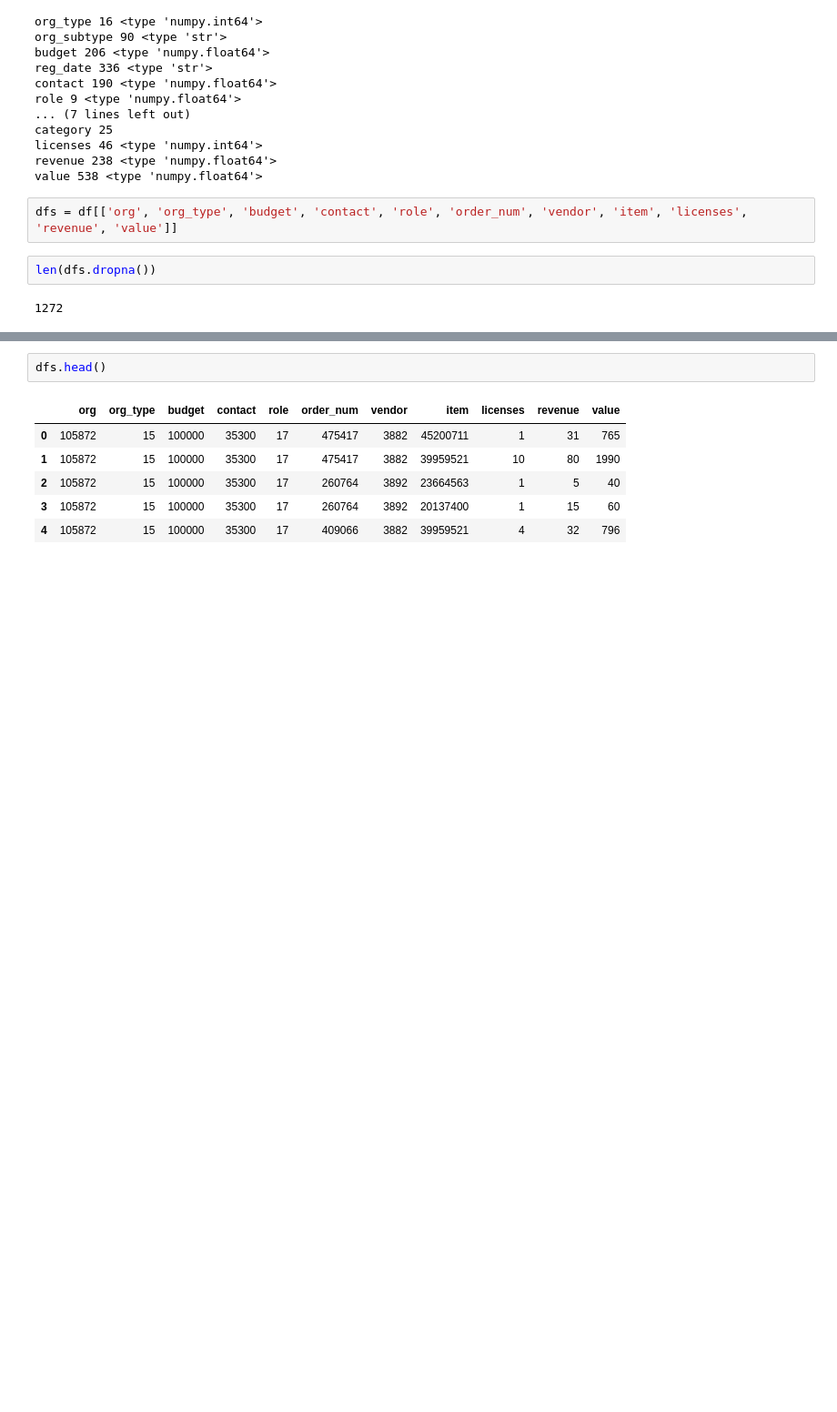
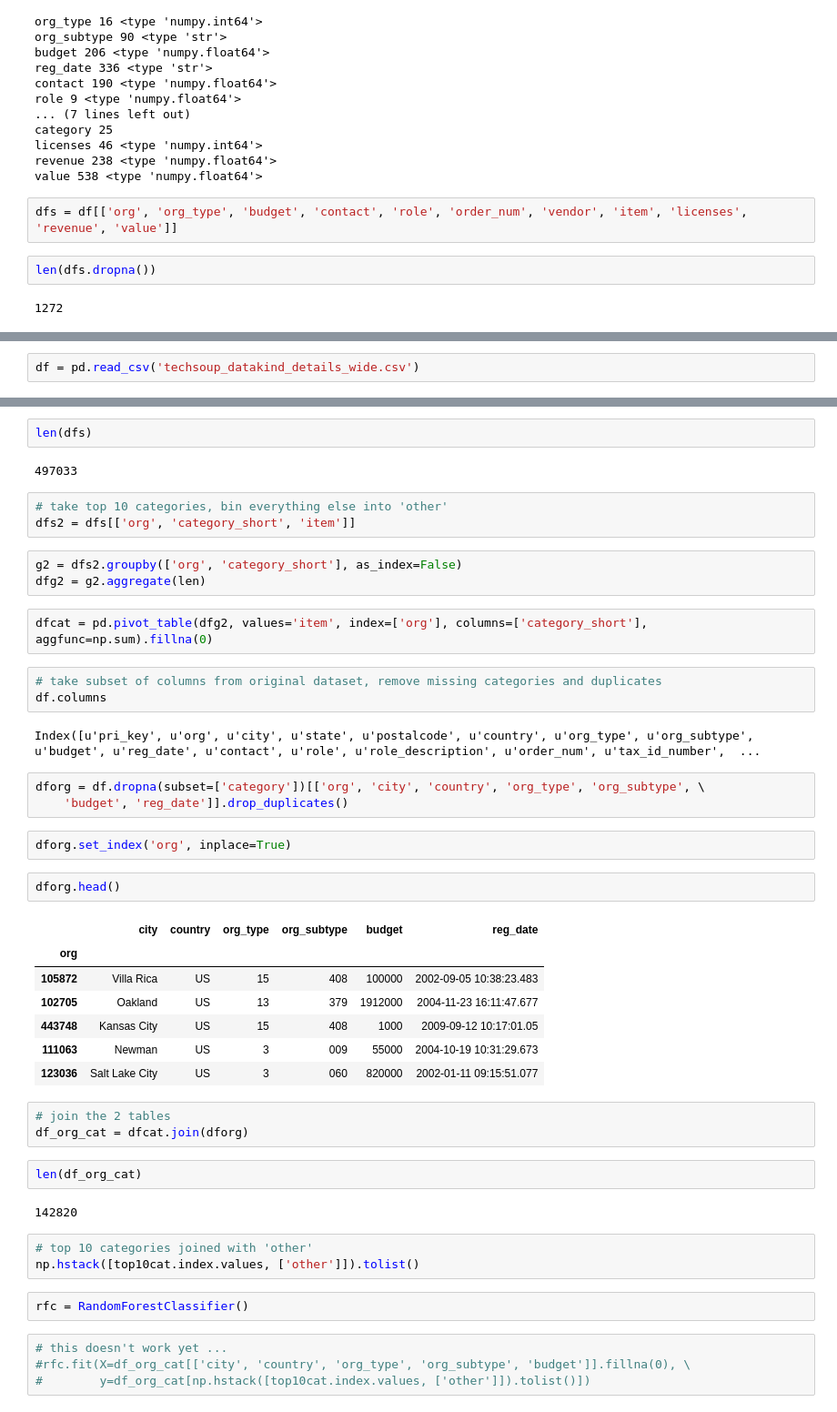
Before and after one commit to DataKind-SF/techsoup-global, a Jupyter notebook: TechSoup.ipynb, the cells around one changed output, grey strips where cells are left out. Shown at 91% size. Drawn from its saved outputs; the diff is of its cells as text; blank space fills up the shorter version.

Commit message:
pivot by category

```diff
--- a/TechSoup.ipynb
+++ b/TechSoup.ipynb
@@ -83,0 +65,2 @@ Name: category, dtype: object
+# %%
+df = pd.read_csv('techsoup_datakind_details_wide.csv')
@@ -84,9 +111,48 @@ Name: category, dtype: object
+# %%
+len(dfs)
+# %% [output]
+497033
+# %%
+# take top 10 categories, bin everything else into 'other'
+dfs2 = dfs[['org', 'category_short', 'item']]
+# %%
+g2 = dfs2.groupby(['org', 'category_short'], as_index=False)
+dfg2 = g2.aggregate(len)
+# %%
+dfcat = pd.pivot_table(dfg2, values='item', index=['org'], columns=['category_short'], aggfunc=np.sum).fillna(0)
+# %%
+# take subset of columns from original dataset, remove missing categories and duplicates
+df.columns
+# %% [output]
+Index([u'pri_key', u'org', u'city', u'state', u'postalcode', u'country', u'org_type', u'org_subtype', u'budget', u'reg_date', u'contact', u'role', u'role_description', u'order_num', u'tax_id_number',  ...
+# %%
+dforg = df.dropna(subset=['category'])[['org', 'city', 'country', 'org_type', 'org_subtype', \
+    'budget', 'reg_date']].drop_duplicates()
+# %%
+dforg.set_index('org', inplace=True)
 # %%
-dfs.head()
+dforg.head()
 # %% [output]
-|  | org | org_type | budget | contact | role | order_num | vendor | item | licenses | revenue | value |
-| 0 | 105872 | 15 | 100000 | 35300 | 17 | 475417 | 3882 | 45200711 | 1 | 31 | 765 |
-| 1 | 105872 | 15 | 100000 | 35300 | 17 | 475417 | 3882 | 39959521 | 10 | 80 | 1990 |
-| 2 | 105872 | 15 | 100000 | 35300 | 17 | 260764 | 3892 | 23664563 | 1 | 5 | 40 |
-| 3 | 105872 | 15 | 100000 | 35300 | 17 | 260764 | 3892 | 20137400 | 1 | 15 | 60 |
-| 4 | 105872 | 15 | 100000 | 35300 | 17 | 409066 | 3882 | 39959521 | 4 | 32 | 796 |
+|  | city | country | org_type | org_subtype | budget | reg_date |
+| org |  |  |  |  |  |  |
+| 105872 | Villa Rica | US | 15 | 408 | 100000 | 2002-09-05 10:38:23.483 |
+| 102705 | Oakland | US | 13 | 379 | 1912000 | 2004-11-23 16:11:47.677 |
+| 443748 | Kansas City | US | 15 | 408 | 1000 | 2009-09-12 10:17:01.05 |
+| 111063 | Newman | US | 3 | 009 | 55000 | 2004-10-19 10:31:29.673 |
+| 123036 | Salt Lake City | US | 3 | 060 | 820000 | 2002-01-11 09:15:51.077 |
+# %%
+# join the 2 tables
+df_org_cat = dfcat.join(dforg)
+# %%
+len(df_org_cat)
+# %% [output]
+142820
+# %%
+# top 10 categories joined with 'other'
+np.hstack([top10cat.index.values, ['other']]).tolist()
+# %%
+rfc = RandomForestClassifier()
+# %%
+# this doesn't work yet ...
+#rfc.fit(X=df_org_cat[['city', 'country', 'org_type', 'org_subtype', 'budget']].fillna(0), \
+#        y=df_org_cat[np.hstack([top10cat.index.values, ['other']]).tolist()])
```
Also changed, not shown: parts of 10 cells of this notebook.
